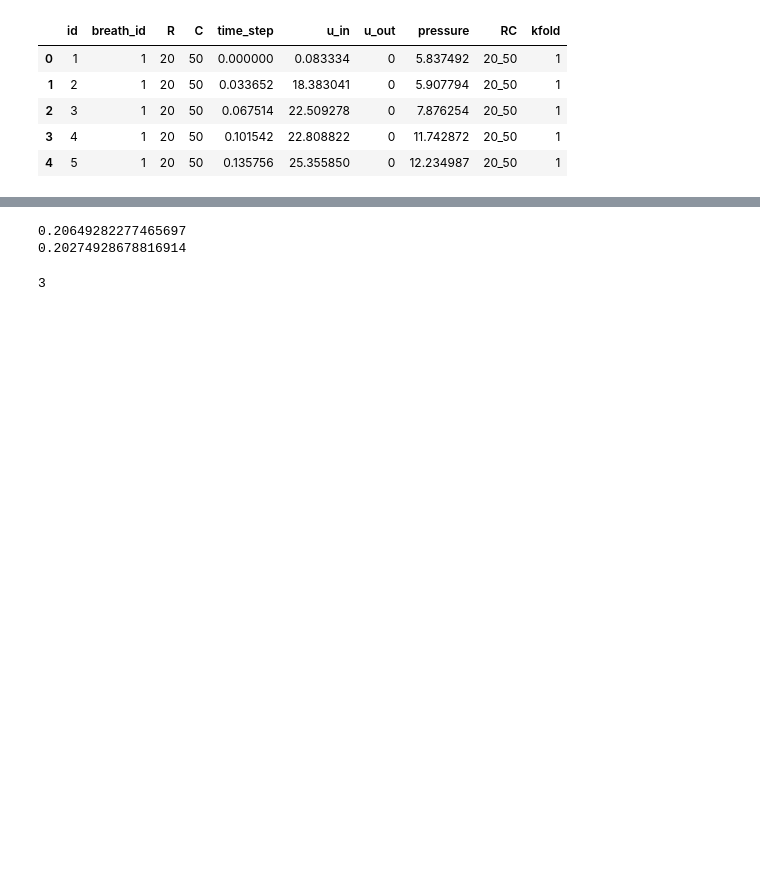
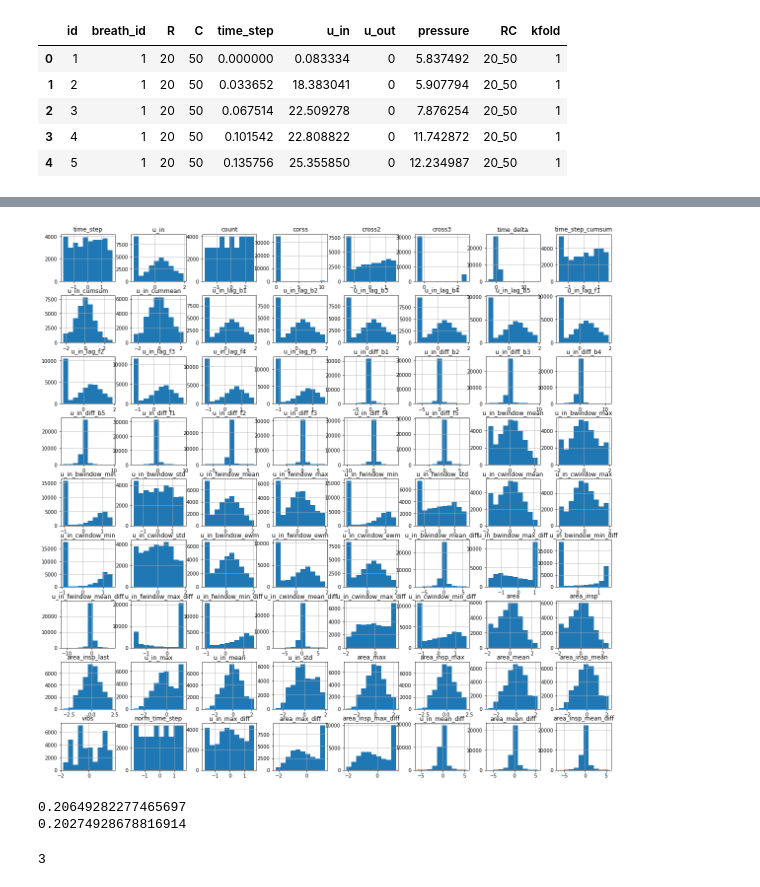
Before and after one commit to yamaguchi-milkcocholate/GoogleBrain-VentilatorPressurePrediction, a Jupyter notebook: notebooks/analysis.ipynb, the cells around one changed output, grey strips where cells are left out. Cells and saved outputs as stored; diff of their text form; code cells hidden in the pictures; blank space fills up the shorter version.

```diff
--- a/notebooks/analysis.ipynb
+++ b/notebooks/analysis.ipynb
@@ -22,3 +63,14 @@ train.head()
+# %%
+MMS = MinMaxScaler()
+PT = PowerTransformer()
+train[cont_features] = MMS.fit_transform(train[cont_features])
+train[cont_features] = PT.fit_transform(train[cont_features])
+# %%
+fig, ax = plt.subplots(1, 1, figsize=(20, 20))
+train[cont_features].hist(ax=ax)
+plt.show()
+# %% [output]
+[figure, added]
 # %%
 def plot(df):
     fig, ax = plt.subplots(1, 1, figsize=(12, 4))
```
Also changed, not shown: parts of 8 cells of this notebook, 1 other file.
